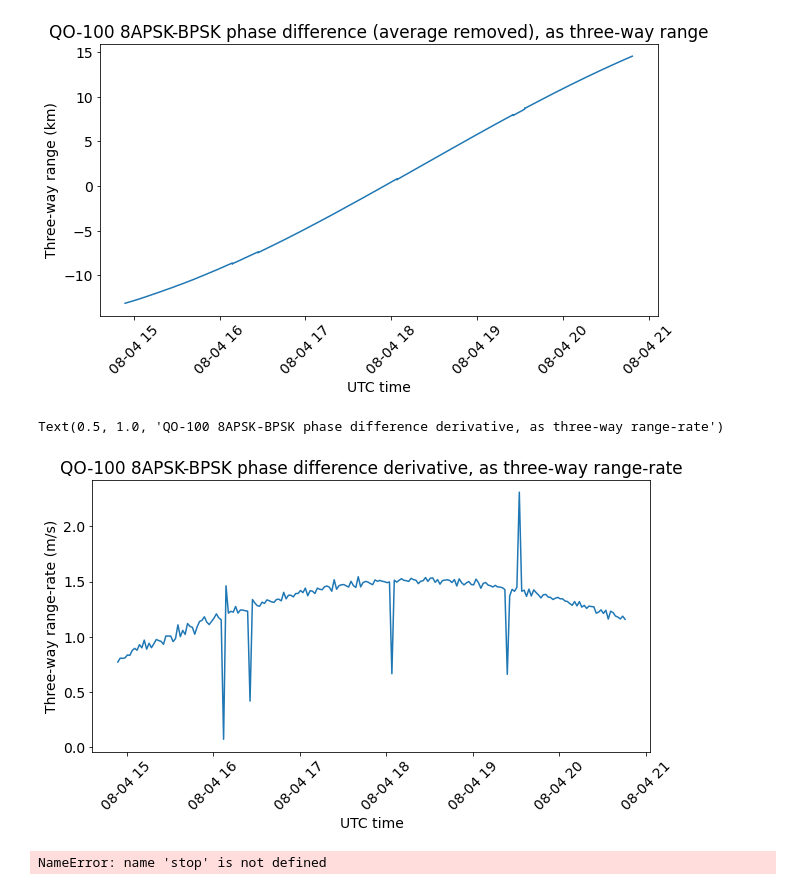
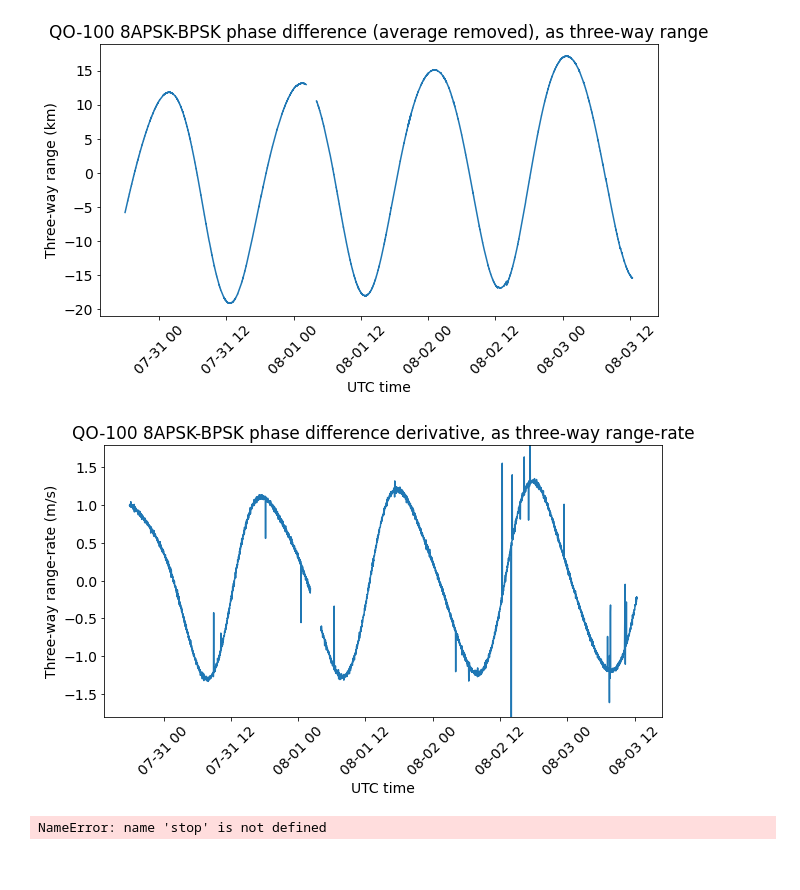
Before and after one commit to daniestevez/jupyter_notebooks, a Jupyter notebook: eshail2/beacon_phases/QO-100 Beacon phases.ipynb, the cells around one changed output. Saved outputs shown, nothing was run; the diff lists cells and outputs as text; code cells hidden in the pictures.

```diff
--- a/eshail2/beacon_phases/QO-100 Beacon phases.ipynb
+++ b/eshail2/beacon_phases/QO-100 Beacon phases.ipynb
@@ -14,7 +15,7 @@ freq_correction_tx = 13527500/8388593
 gnuradio_correction = 1.6
 f_sep = 245e3 + gnuradio_correction + freq_correction_tx
 freq_correction_rx = 31/2**32 * f_sep
-correction_remaining = freq_correction_tx + freq_correction_rx - gnuradio_correction + 20e-6
+correction_remaining = freq_correction_tx + freq_correction_rx - gnuradio_correction
 # %%
 def open_file(filename, skip=0):
     data = {}
@@ -41,15 +42,17 @@ def range_delta(data):
 def remove_average(x):
     return x - np.average(x)
 # %%
+filenames = [
+    ('beacons_phases_2022-07-30T17:54:23.548821_tune_-130.f32x2', 100 * fs),
+    ('beacons_phases_2022-08-01T03:35:30.274207_tune_-130.f32x2', 1800 * fs)] # there was a GPSDO restart here
 #filenames = [
-    #('beacons_phases_2022-07-30T17:54:23.548821_tune_-130.f32x2', 100 * fs),
-    #('beacons_phases_2022-08-01T03:35:30.274207_tune_-130.f32x2', 1800 * fs)] # there was a GPSDO restart here
-filenames = [
 #    ('beacons_phases_2022-08-04T12:13:03.478121_tune_-130.f32x2', 100 * fs),
 #    ('beacons_phases_2022-08-04T13:19:13.703807_tune_-130.f32x2', 100 * fs),
 #    ('beacons_phases_2022-08-04T14:28:25.904339_tune_-130.f32x2', 100 * fs),
-    ('beacons_phases_2022-08-04T14:48:49.925560_tune_-130.f32x2', 300 * fs),
-]
+#    ('beacons_phases_2022-08-04T14:48:49.925560_tune_-130.f32x2', 300 * fs),
+#     ('beacons_phases_2022-08-05T12:26:43.676045_tune_-130.f32x2', 100 * fs),
+#    ('beacons_phases_2022-08-05T12:51:45.962058_tune_-130.f32x2', 100 * fs),
+#]
 data = [open_file(filename, skip) for filename, skip in filenames]
 # %%
 T_freq = 10
@@ -80,16 +83,15 @@ plt.xlabel('UTC time')
 plt.ylabel('Three-way range (km)')
 plt.title('QO-100 8APSK-BPSK phase difference (average removed), as three-way range');
 # %% [output]
-[figure, old version]
+[figure, new version]
 # %%
 for d in data:
     plt.plot(d['t'][::fs*T_range_delta][:-1], range_delta(d),
              color='C0')
 plt.xticks(rotation=45)
 plt.xlabel('UTC time')
 plt.ylabel('Three-way range-rate (m/s)')
 plt.title('QO-100 8APSK-BPSK phase difference derivative, as three-way range-rate')
-#plt.ylim((-1.6, 1.6));
+plt.ylim((-1.8, 1.8));
 # %% [output]
-Text(0.5, 1.0, 'QO-100 8APSK-BPSK phase difference derivative, as three-way range-rate')
-[figure, old version]
+[figure, new version]
```
Also changed, not shown: parts of 4 cells of this notebook, 12 other files.
